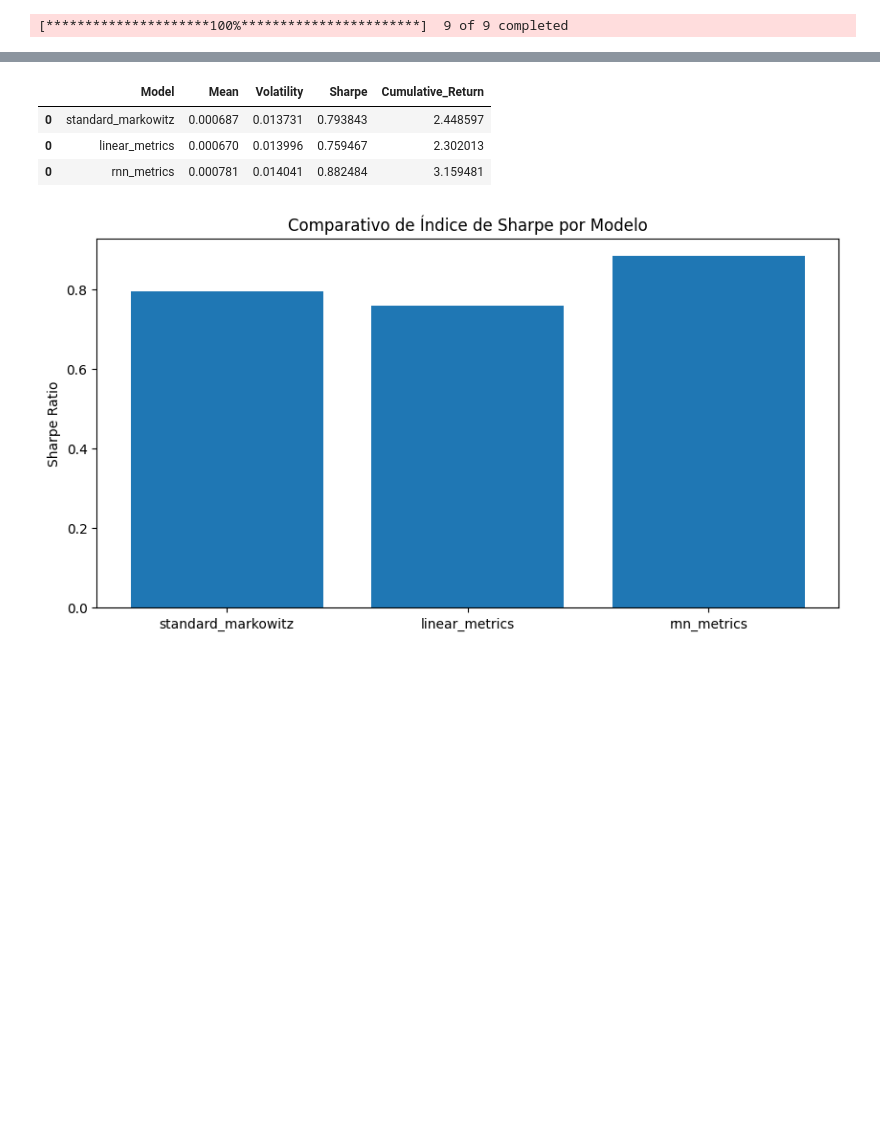
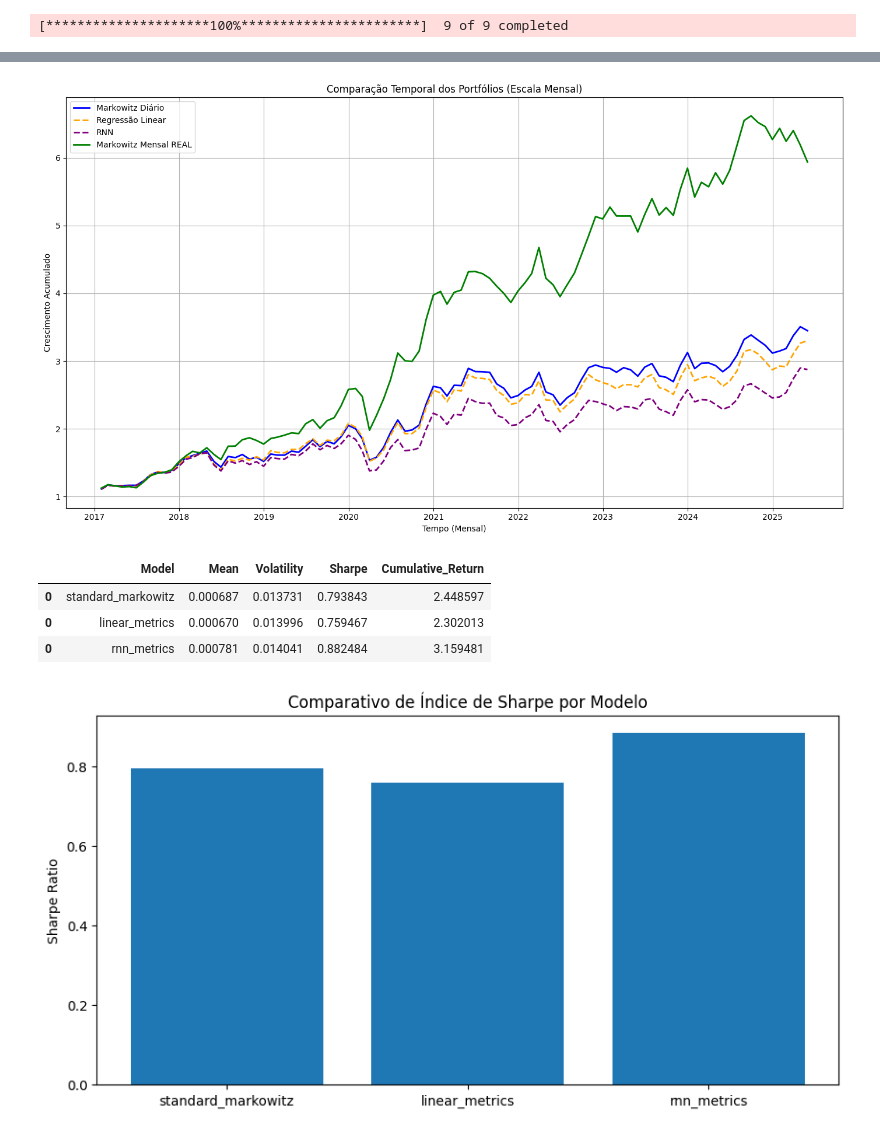
Before and after one commit to maronect/deep_learning_finance, a Jupyter notebook: notebooks/00-compare_models.ipynb, the cells around one changed output, grey strips where cells are left out. Cells and saved outputs as stored; diff of their text form; code cells hidden in the pictures; blank space fills up the shorter version.

```diff
--- a/notebooks/00-compare_models.ipynb
+++ b/notebooks/00-compare_models.ipynb
@@ -36 +41,36 @@ cov_monthly = returns_monthly.cov()
+# %%
+models = [
+    {
+        "name": "Markowitz Diário",
+        "mean_returns": pure_daily,
+        "cov": cov_daily,
+        "is_monthly": False,
+        "color": "blue",
+        "linestyle": "-"
+    },
+    {
+        "name": "Regressão Linear",
+        "mean_returns": pred_daily,
+        "cov": cov_daily,
+        "is_monthly": False,
+        "color": "orange",
+        "linestyle": "--"
+    },
+    {
+        "name": "RNN",
+        "mean_returns": pred_rnn,
+        "cov": cov_daily,
+        "is_monthly": False,
+        "color": "purple",
+        "linestyle": "--"
+    },
+    {
+        "name": "Markowitz Mensal REAL",
+        "mean_returns": pure_monthly,
+        "cov": cov_monthly,
+        "is_monthly": True,
+        "color": "green",
+        "linestyle": "-"
+    }
+]
 # %%
@@ -74,3 +80,9 @@ Name: Predicted_Mean_Returns, dtype: float64
+# %%
+
+
+compare_time_series(returns_daily, models)
+# %% [output]
+[figure, added]
 # %%
 files = [
     "../outputs/models/standard_markowitz.csv",
```
Also changed, not shown: parts of 5 cells of this notebook, 2 other files.
